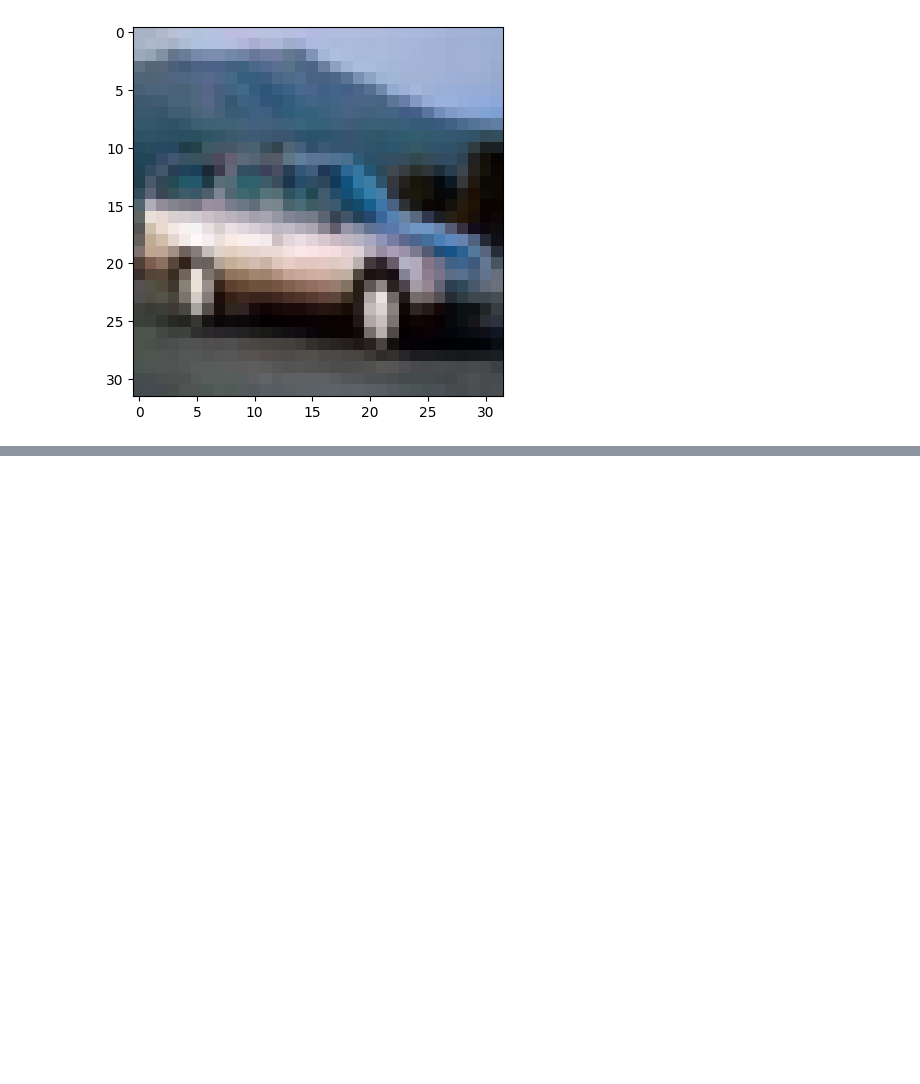
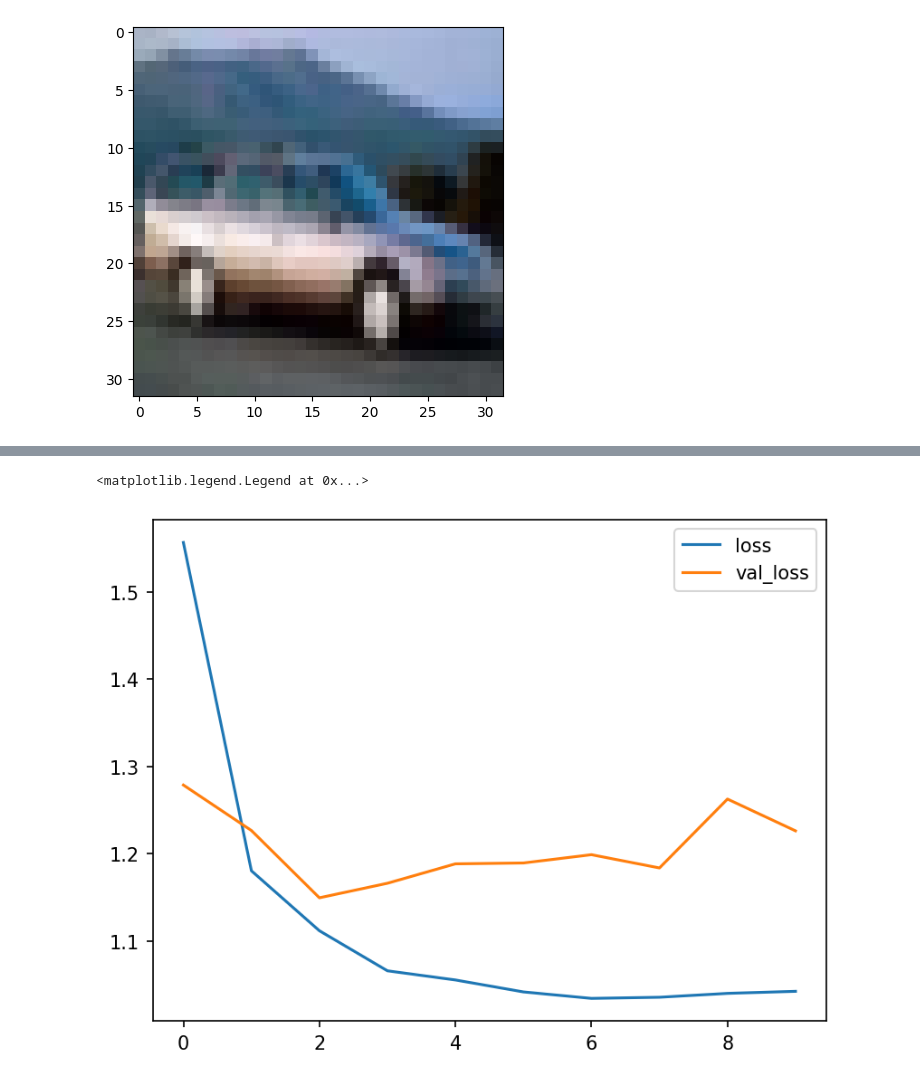
Before and after one commit to bksat90/TransferLearning, a Jupyter notebook: Transfer_Learning_1_1.ipynb, the cells around one changed output, grey strips where cells are left out. Drawn from its saved outputs; the diff is of its cells as text; code cells hidden in the pictures; blank space fills up the shorter version.

```diff
--- a/Transfer_Learning_1_1.ipynb
+++ b/Transfer_Learning_1_1.ipynb
@@ -114,10 +118,21 @@ valid_datagen.fit(x_test)
 valid_generator = valid_datagen.flow(x_test,
                                      y_test,
                                      batch_size=BATCH_SIZE)
+# %%
+lrr= ReduceLROnPlateau(
+    monitor='val_acc',
+    factor=0.01,
+    patience=3,
+    min_lr=1e-5)
+# %%
+learn_rate=.001
+
+sgd=SGD(learning_rate=learn_rate,momentum=.9,nesterov=False)
+adam=Adam(learning_rate=learn_rate)
 # %%
 model.compile(
   loss='categorical_crossentropy',
-  optimizer='adam',
+  optimizer=adam,
   metrics=['accuracy']
 )
 # %%
@@ -127,7 +142,8 @@ r = model.fit(
   validation_data=valid_generator,
   epochs=10,
   steps_per_epoch=(x_train.shape[0]//BATCH_SIZE),
-  validation_steps=(x_test.shape[0]//BATCH_SIZE)
+  validation_steps=(x_test.shape[0]//BATCH_SIZE),
+  callbacks=[lrr]
 )
 # %% [output]
 Epoch 1/10
@@ -152,0 +167,9 @@ Epoch 10/10
+# %%
+# plot the loss vs value loss of the model for the training data
+plt.figure(dpi=150)
+plt.plot(r.history['loss'], label='loss')
+plt.plot(r.history['val_loss'], label='val_loss')
+plt.legend()
+# %% [output]
+<matplotlib.legend.Legend at 0x...>
+[figure, added]
```
Also changed, not shown: parts of 9 cells of this notebook.
